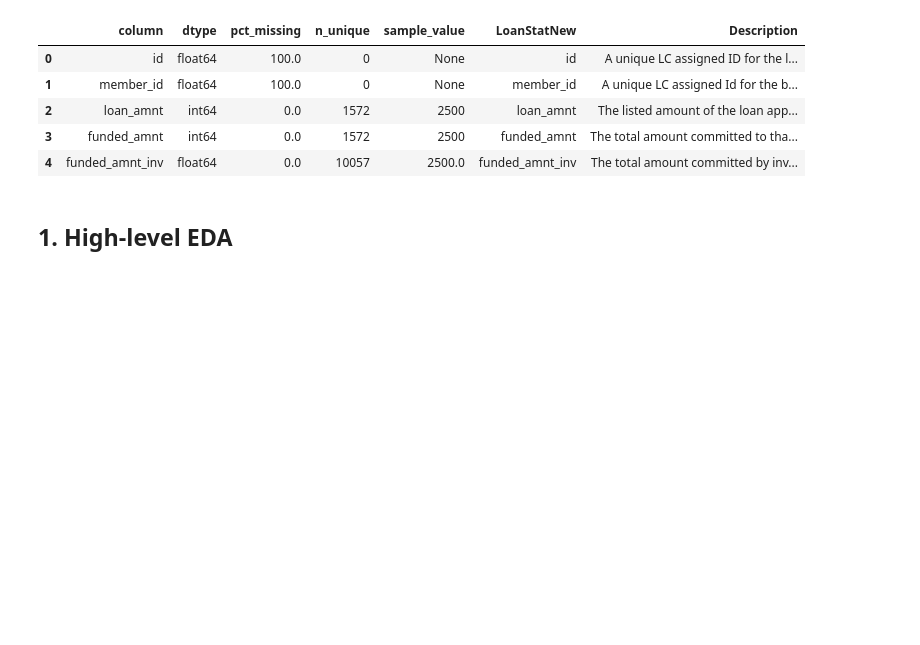
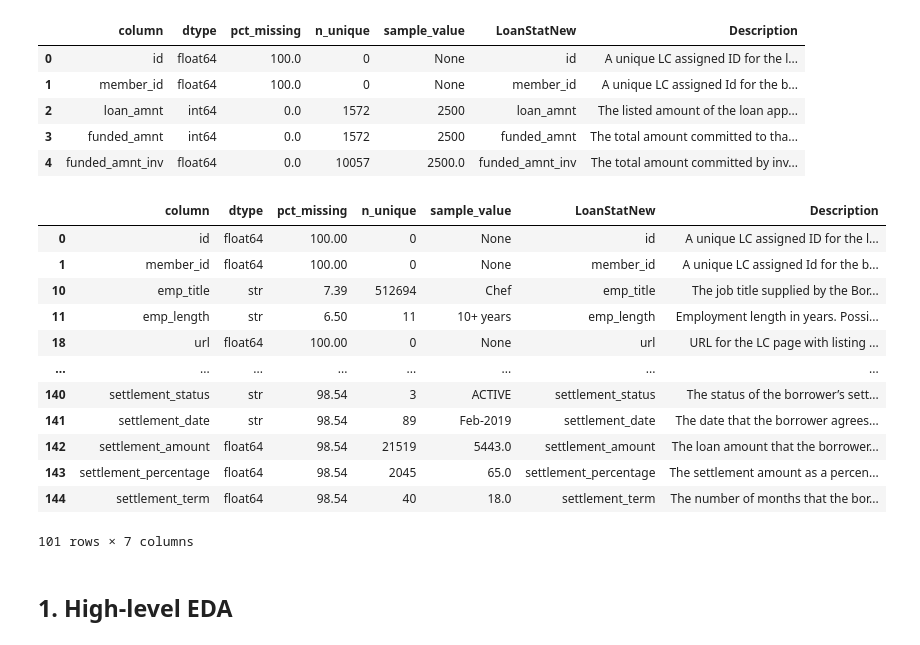
Before and after one commit to yusharif1605-dev/Credit-Scoring, a Jupyter notebook: Notebook/process.ipynb, the cells around one changed output. Cells and saved outputs as stored; diff of their text form; code cells hidden in the pictures; blank space fills up the shorter version.

```diff
--- a/Notebook/process.ipynb
+++ b/Notebook/process.ipynb
@@ -42,6 +42,22 @@ profile.head()
 | 2 | loan_amnt | int64 | 0.0 | 1572 | 2500 | loan_amnt | The listed amount of the loan app... |
 | 3 | funded_amnt | int64 | 0.0 | 1572 | 2500 | funded_amnt | The total amount committed to tha... |
 | 4 | funded_amnt_inv | float64 | 0.0 | 10057 | 2500.0 | funded_amnt_inv | The total amount committed by inv... |
+# %%
+profile[profile['pct_missing']!=0]
+# %% [output]
+|  | column | dtype | pct_missing | n_unique | sample_value | LoanStatNew | Description |
+| 0 | id | float64 | 100.00 | 0 | None | id | A unique LC assigned ID for the l... |
+| 1 | member_id | float64 | 100.00 | 0 | None | member_id | A unique LC assigned Id for the b... |
+| 10 | emp_title | str | 7.39 | 512694 | Chef | emp_title | The job title supplied by the Bor... |
+| 11 | emp_length | str | 6.50 | 11 | 10+ years | emp_length | Employment length in years. Possi... |
+| 18 | url | float64 | 100.00 | 0 | None | url | URL for the LC page with listing ... |
+| ... | ... | ... | ... | ... | ... | ... | ... |
+| 140 | settlement_status | str | 98.54 | 3 | ACTIVE | settlement_status | The status of the borrower’s sett... |
+| 141 | settlement_date | str | 98.54 | 89 | Feb-2019 | settlement_date | The date that the borrower agrees... |
+| 142 | settlement_amount | float64 | 98.54 | 21519 | 5443.0 | settlement_amount | The loan amount that the borrower... |
+| 143 | settlement_percentage | float64 | 98.54 | 2045 | 65.0 | settlement_percentage | The settlement amount as a percen... |
+| 144 | settlement_term | float64 | 98.54 | 40 | 18.0 | settlement_term | The number of months that the bor... |
+101 rows × 7 columns
 # %% [markdown]
 ## 1. High-level EDA
 # %%
```
Also changed, not shown: parts of 14 cells of this notebook, 1 other file.
